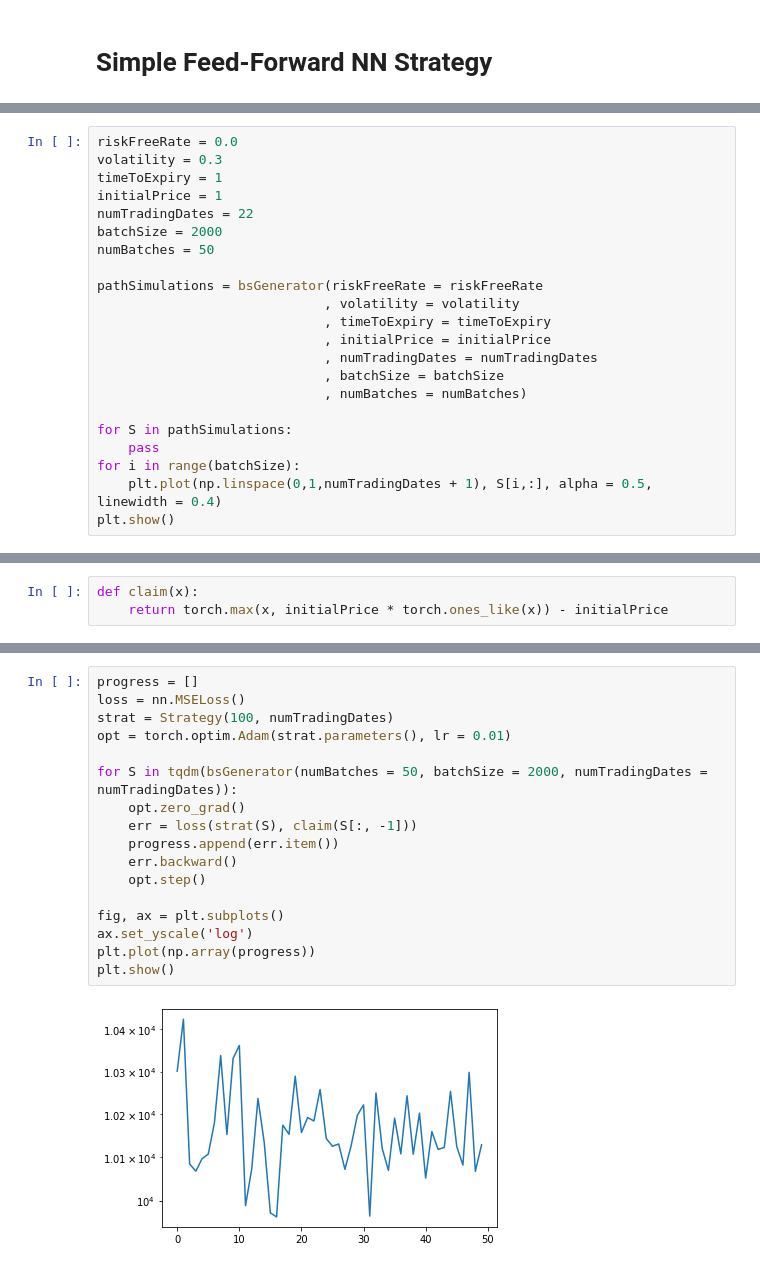
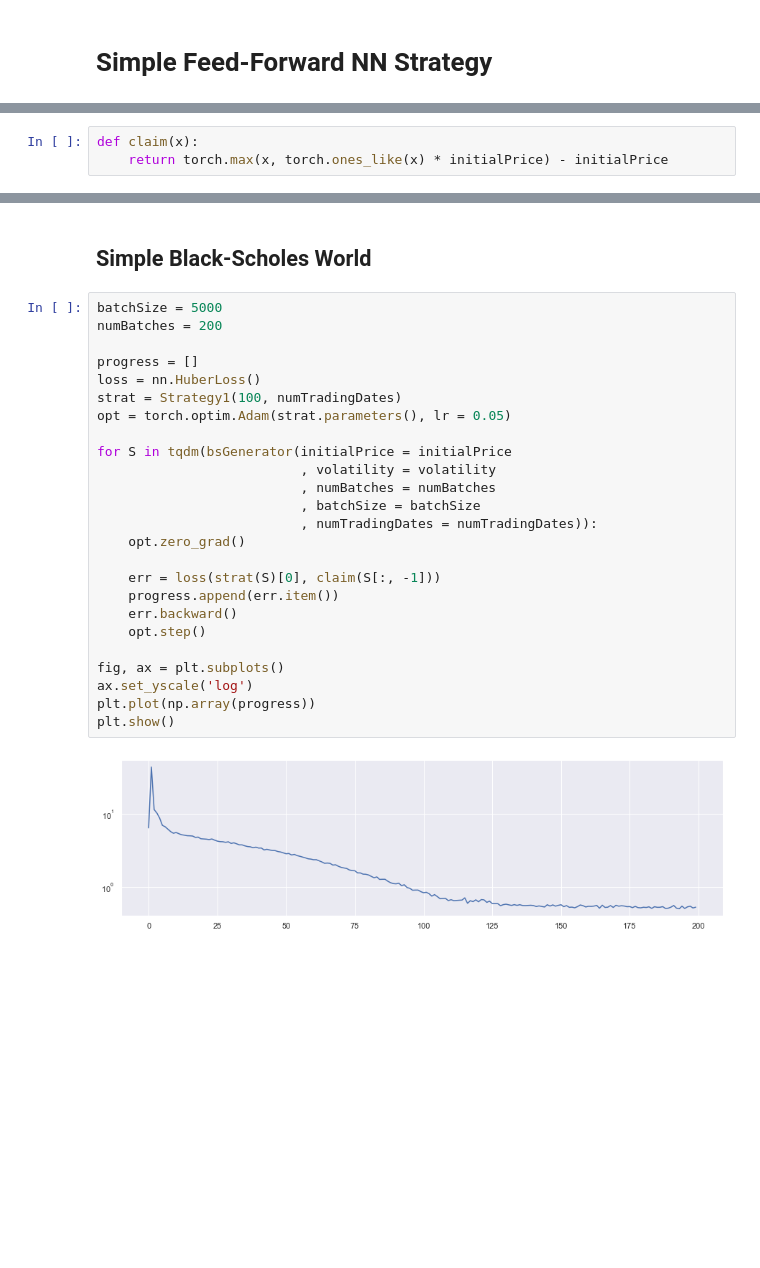
Before and after one commit to JurajZelman/deep-hedging, a Jupyter notebook: Deep Hedging Main.ipynb, the cells around one changed output, grey strips where cells are left out. Cells and saved outputs as stored; diff of their text form; blank space fills up the shorter version.

```diff
--- a/Deep Hedging Main.ipynb
+++ b/Deep Hedging Main.ipynb
@@ -147,22 +272,0 @@ The trading strategy is determined using a feed-forward neural network consistin
-# %%
-riskFreeRate = 0.0
-volatility = 0.3
-timeToExpiry = 1
-initialPrice = 1
-numTradingDates = 22
-batchSize = 2000
-numBatches = 50
-
-pathSimulations = bsGenerator(riskFreeRate = riskFreeRate
-                             , volatility = volatility
-                             , timeToExpiry = timeToExpiry
-                             , initialPrice = initialPrice
-                             , numTradingDates = numTradingDates
-                             , batchSize = batchSize
-                             , numBatches = numBatches)
-
-for S in pathSimulations:
-    pass
-for i in range(batchSize):
-    plt.plot(np.linspace(0,1,numTradingDates + 1), S[i,:], alpha = 0.5, linewidth = 0.4)
-plt.show()
@@ -171,3 +308,3 @@ plt.show()
 # %%
 def claim(x):
-    return torch.max(x, initialPrice * torch.ones_like(x)) - initialPrice
+    return torch.max(x, torch.ones_like(x) * initialPrice) - initialPrice
@@ -174,19 +350,29 @@ def claim(x):
+# %% [markdown]
+## Simple Black-Scholes World
 # %%
+batchSize = 5000
+numBatches = 200
+
 progress = []
-loss = nn.MSELoss()
-strat = Strategy(100, numTradingDates)
-opt = torch.optim.Adam(strat.parameters(), lr = 0.01)
+loss = nn.HuberLoss()
+strat = Strategy1(100, numTradingDates)
+opt = torch.optim.Adam(strat.parameters(), lr = 0.05)
 
-for S in tqdm(bsGenerator(numBatches = 50, batchSize = 2000, numTradingDates = numTradingDates)):
+for S in tqdm(bsGenerator(initialPrice = initialPrice
+                          , volatility = volatility
+                          , numBatches = numBatches
+                          , batchSize = batchSize
+                          , numTradingDates = numTradingDates)):
     opt.zero_grad()
-    err = loss(strat(S), claim(S[:, -1]))
+
+    err = loss(strat(S)[0], claim(S[:, -1]))
     progress.append(err.item())
     err.backward()
     opt.step()
 
 fig, ax = plt.subplots()
 ax.set_yscale('log')
 plt.plot(np.array(progress))
 plt.show()
 # %% [output]
-[figure, old version]
+[figure, new version]
```
Also changed, not shown: parts of 26 cells of this notebook.
